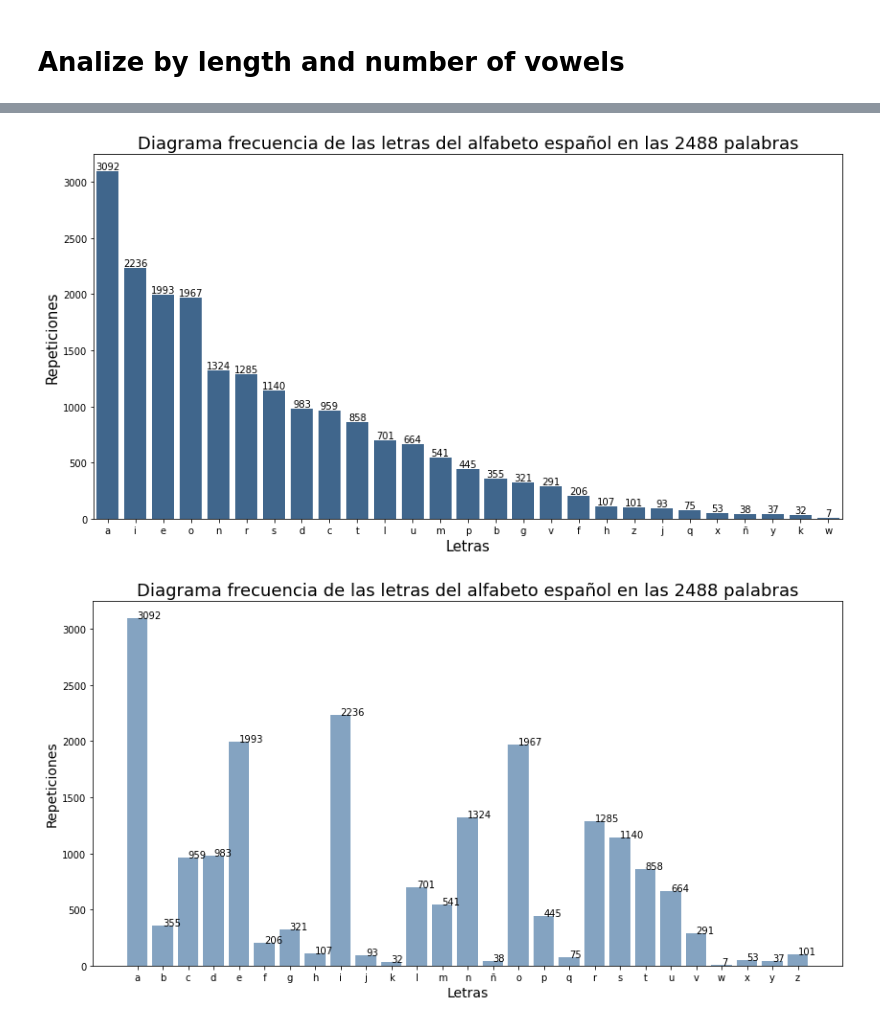
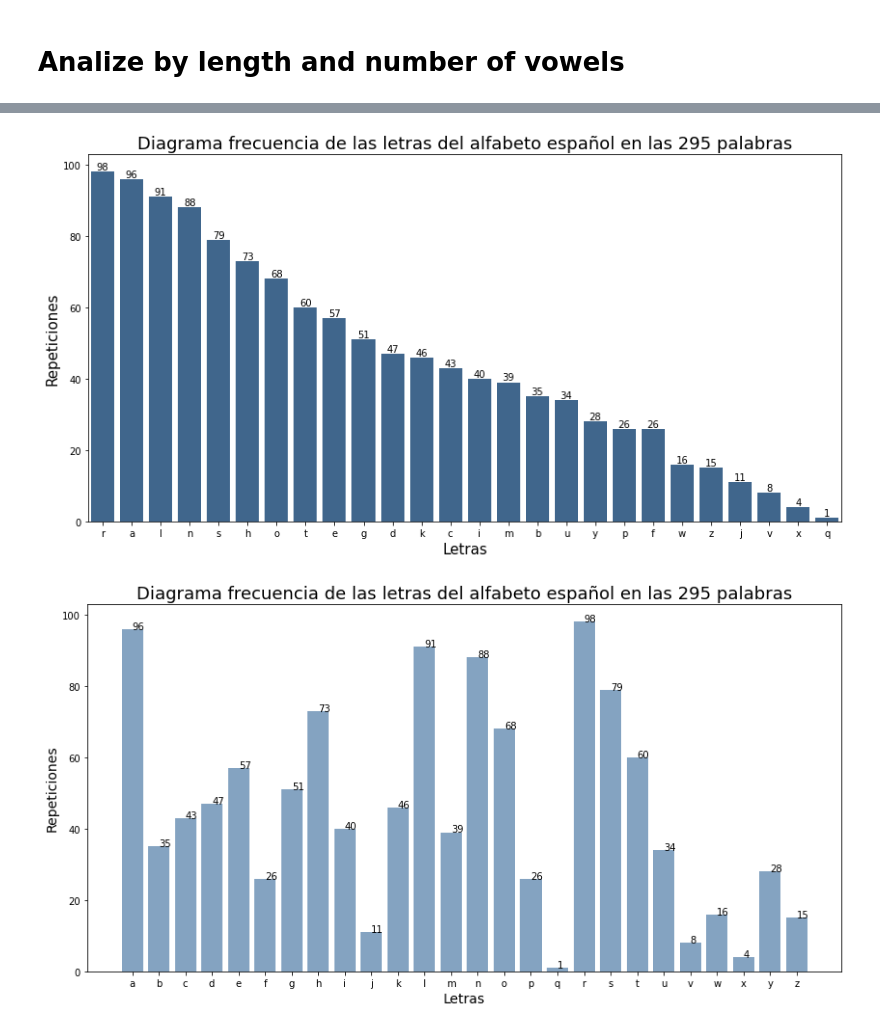
Before and after one commit to jbedoy22/data_understanding, a Jupyter notebook: Reto_BI/Analize_Data_Base.ipynb, the cells around one changed output, grey strips where cells are left out. Cells and saved outputs as stored; diff of their text form; code cells hidden in the pictures.

```diff
--- a/Reto_BI/Analize_Data_Base.ipynb
+++ b/Reto_BI/Analize_Data_Base.ipynb
@@ -589,21 +600,22 @@ La desviacion estandar es: 2.6042097650129103
 # %%
-words_by_length = words_specific_length(words_final_list,8)
+words_by_length = words_specific_length(words_final_list,4)
 #print(dummy)
-filt = words_by_vowels(words_by_length,4)
+filt = words_by_vowels(words_by_length,1)
 
 #Analissi de las letras y su frecuencia
 position_letters_dict = posittion_dict(alphabet,filt)
 letter_list = [i for i in position_letters_dict]
 list_letter_repetitions=[]
 for j in position_letters_dict:
     list_letter_repetitions.append(len(position_letters_dict[j]))
 
+
 bars_graphs_descending(letter_list,list_letter_repetitions,'Diagrama frecuencia de las letras del alfabeto español en las {} palabras'.format(len(filt)),
              'Letras','Repeticiones',14,7)
 ##----------------
 bars_diagram(letter_list,list_letter_repetitions,'Diagrama frecuencia de las letras del alfabeto español en las {} palabras'.format(len(filt)),
              'Letras','Repeticiones',None,0,14,7)
 # %% [output]
-[figure, old version]
+[figure, new version]
-[figure, old version]
+[figure, new version]
 # %%
```
Also changed, not shown: parts of 6 cells of this notebook, 2 other files.
